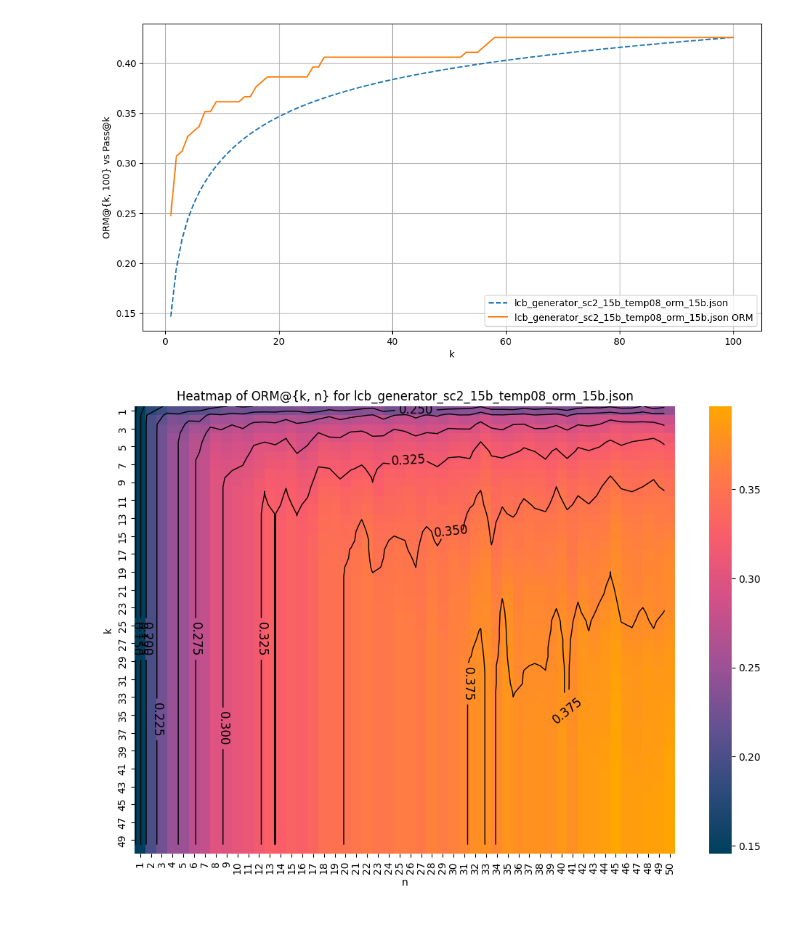
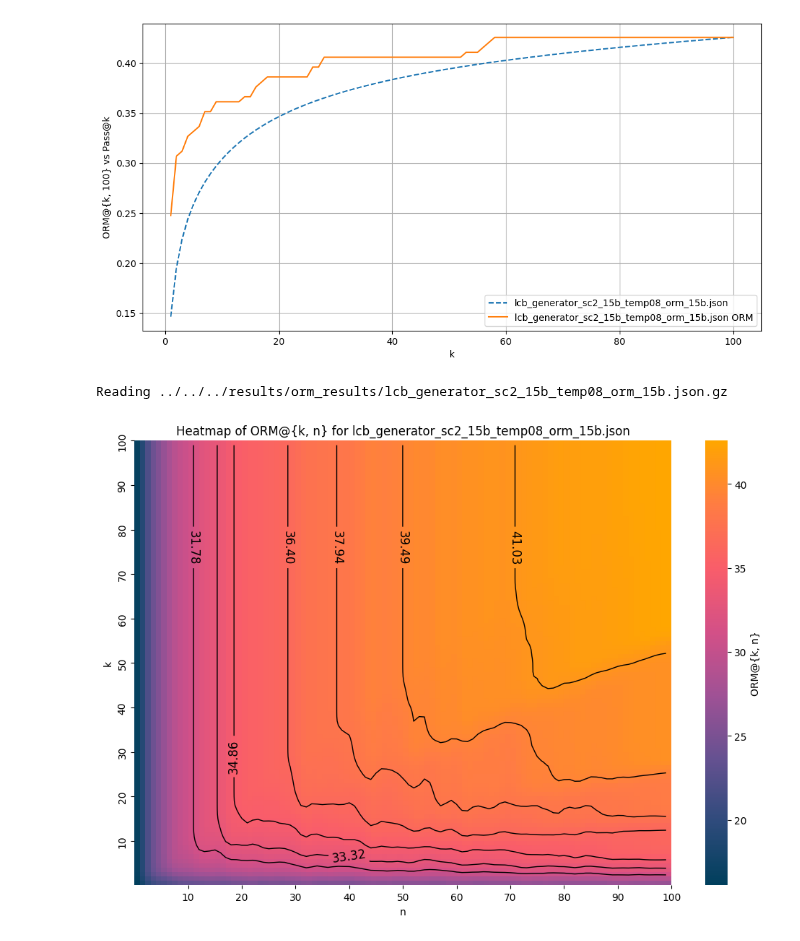
Before and after one commit to cassanof/CodeRM, a Jupyter notebook: coderm/eval/visualizations/graph_pass_k.ipynb, the cells around one changed output. Drawn from its saved outputs; the diff is of its cells as text; code cells hidden in the pictures.

```diff
--- a/coderm/eval/visualizations/graph_pass_k.ipynb
+++ b/coderm/eval/visualizations/graph_pass_k.ipynb
@@ -170,7 +170,7 @@ from pathlib import Path
 from multiprocess import Pool
 import os
 
-
+chunksize = 256
 
 p = "../../../results/orm_results/lcb_generator_sc2_15b_temp08_orm_15b.json.gz"
 assert Path(p).exists(), f"Path {p} doesn't exist!"
@@ -178,38 +178,62 @@ assert Path(p).exists(), f"Path {p} doesn't exist!"
 print(f"Reading", p)
 items = gunzip_json_read(p)["items"]
 upper_n = len(items[0]["results"])
+upper_n = 100
 orm_accs = {}
 
 params_list = [(items, k, n, 10) for k in range(1, upper_n+1) for n in range(1, upper_n+1)]
 
 with Pool(processes=os.cpu_count()) as pool:
-    results = list(tqdm(pool.imap(compute_orm_accuracy, params_list), total=len(params_list)))
+    results = list(tqdm(pool.imap(compute_orm_accuracy, params_list, chunksize=chunksize), total=len(params_list)))
 
 for k, n, acc in results:
     orm_accs[(k, n)] = acc
+# %% [output]
+Reading ../../../results/orm_results/lcb_generator_sc2_15b_temp08_orm_15b.json.gz
 # %%
+import matplotlib.pyplot as plt
+import seaborn as sns
+import pandas as pd
+import numpy as np
+from scipy.ndimage import gaussian_filter
+import matplotlib.colors as mcolors
+from pathlib import Path
 
+# Define the custom color map
 colors = ["#003f5c", "#2f4b7c", "#665191", "#a05195", "#d45087", "#f95d6a", "#ff7c43", "#ffa600"]
 cmap = mcolors.LinearSegmentedColormap.from_list("custom_cmap", colors, N=256)
 
-for label, values in all_orm_accs.items():
-    data = []
-    ks = []
-    ns = []
-    for (k, n), acc in values.items():
-        ks.append(k)
-        ns.append(n)
-        data.append(acc)
-    df = pd.DataFrame({'k': ks, 'n': ns, 'Accuracy': data})
-    pivot_table = df.pivot("k", "n", "Accuracy")
+# Assuming 'orm_accs' is a dictionary with (k, n) keys and accuracy values scaled by 100
+data = []
+ks = []
+ns = []
+for (k, n), acc in orm_accs.items():
+    ks.append(k)
+    ns.append(n)
+    data.append(acc * 100)  # Multiply by 100 to scale the accuracy percentage
+df = pd.DataFrame({'k': ks, 'n': ns, 'Accuracy': data})
+pivot_table = df.pivot(index="k", columns="n", values="Accuracy")
 
-    plt.figure(figsize=(12, 8))
-    ax = sns.heatmap(pivot_table, cmap=cmap)
-    contours = plt.contour(pivot_table, levels=10, colors='black', linewidths=1.0)
-    plt.clabel(contours, inline=True, fontsize=12)
-    plt.title(f'Heatmap of ORM@{{k, n}} for {Path(label).stem}')
-    plt.xlabel('n')
-    plt.ylabel('k')
-    plt.show()
+# Apply Gaussian smoothing
+smoothed_data = gaussian_filter(pivot_table, sigma=1)
+
+plt.figure(figsize=(12, 8))
+ax = sns.heatmap(smoothed_data, cmap=cmap, cbar_kws={'label': 'ORM@{k, n}'})
+contours = plt.contour(smoothed_data, levels=np.linspace(np.percentile(smoothed_data, 15), smoothed_data.max(), 8), colors='black', linewidths=1.0)
+plt.clabel(contours, inline=True, fontsize=12)
+plt.title(f'Heatmap of ORM@{{k, n}} for {Path(p).stem}')
+
+# Adjust tick marks to start from zero and step by 10
+xtick_marks = np.arange(0, pivot_table.shape[1] + 1, 10)[1:]
+ytick_marks = np.arange(0, pivot_table.shape[0] + 1, 10)[1:]
+plt.xticks(xtick_marks, xtick_marks, rotation=0.5)
+plt.yticks(ytick_marks, ytick_marks)
+
+# Invert y-axis to have the lowest index at the bottom and increase upwards
+ax.invert_yaxis()
+
+plt.xlabel('n')
+plt.ylabel('k')
+plt.show()
 # %% [output]
-[figure, old version]
+[figure, new version]
```
